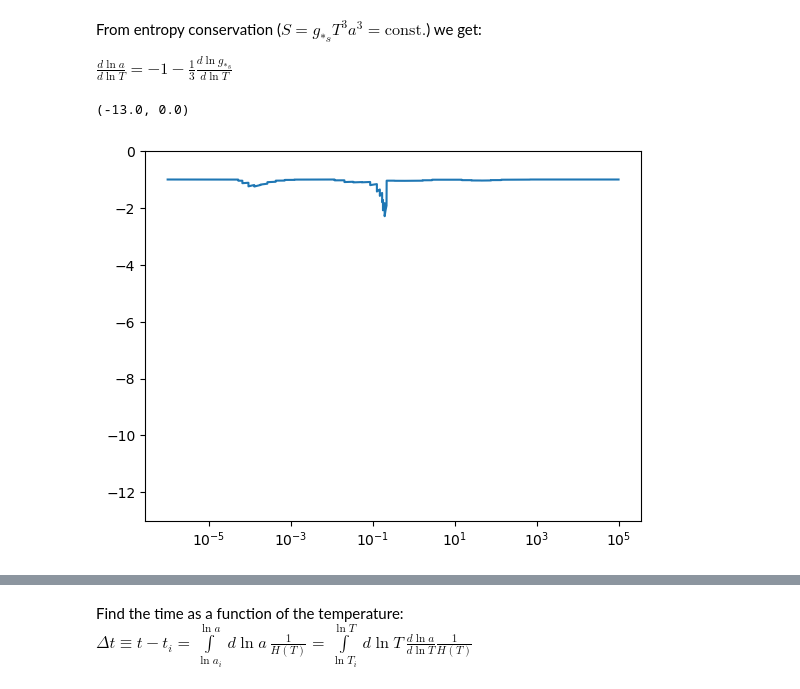
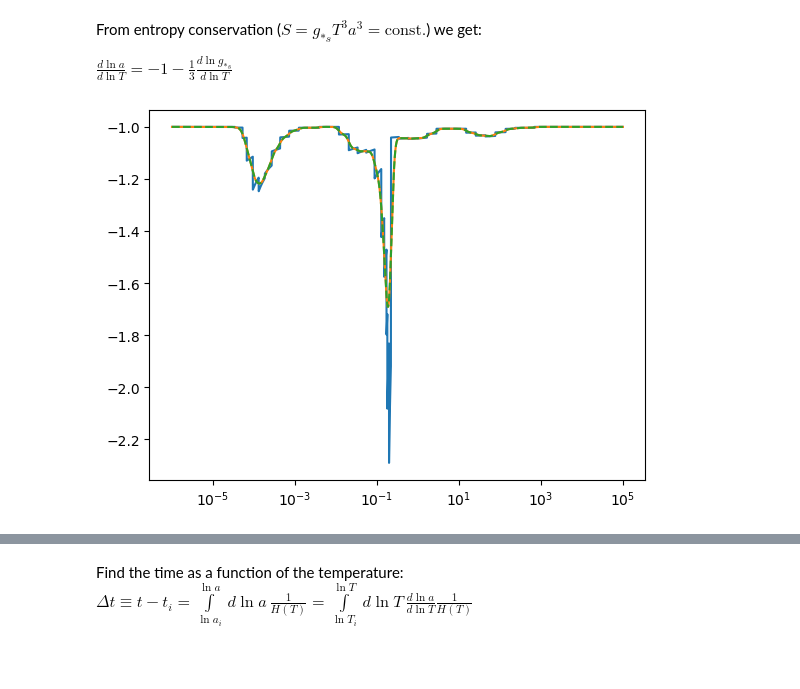
Before and after one commit to ManuelBuenAbad/axion_mcmc, a Jupyter notebook: axion_evol.ipynb, the cells around one changed output, grey strips where cells are left out. Cells and saved outputs as stored; diff of their text form; code cells hidden in the pictures; blank space fills up the shorter version.

Commit message:
smoothed dlngsdlnT; new time_arr; axion_sol object class; fast_time_fn, new headers

```diff
--- a/axion_evol.ipynb
+++ b/axion_evol.ipynb
@@ -43,3 +53,5 @@ from tqdm import tqdm
+# %%
+path_to_data = './data/'
 # %% [markdown]
 Natural Units:
 # %%
@@ -154,7 +168,7 @@ def Hubble(rho):
 Obtaining $\ g_{*s}(T \text{ [GeV]})$ table from data file:
 # %%
 # gs_data = np.genfromtxt('./data/entropy_dof_old.csv', delimiter=',')
-gs_data = np.genfromtxt('./data/entropy_dof.csv', delimiter=',')[::-1]
+gs_data = np.genfromtxt(path_to_data+'entropy_dof.csv', delimiter=',')[::-1]
 gs_data
 # %% [output]
 array([[1.00000000e-05, 3.90900000e+00],
@@ -245,13 +272,23 @@ From entropy conservation ($S = g_{*s} T^3 a^3 = \text{const.}$) we get:
 
 $\frac{d \ln a}{d \ln T} = -1 - \frac{1}{3} \frac{d \ln g_{*s}}{d \ln T}$
 # %%
-dLadLT_arr = -1. - (1./3.)*dLgdLT_arr
+dLadLT_arr = -1. - (1./3.)*dLgdLT_arr # original data
 
-dLadLT_fn = interp1d(np.log(Temp_arr), dLadLT_arr, bounds_error=False)
+smooth_dLadLT_arr = gaussian_filter1d(dLadLT_arr, 300, mode='nearest') # smoothing the data!
+
+# derivative function
+
+# from original data
+# dLadLT_fn = interp1d(np.log(Temp_arr), dLadLT_arr, bounds_error=False) # NOTE: the argument is lnT (not log10T), and the result is lna (not log10a)
+
+# from smoothed data
+dLadLT_fn = interp1d(np.log(Temp_arr), smooth_dLadLT_arr, bounds_error=False) # NOTE: the argument is lnT (not log10T), and the result is lna (not log10a)
 # %%
 plt.plot(Temp_arr, dLadLT_arr)
+plt.plot(Temp_arr, smooth_dLadLT_arr)
+plt.plot(Temp_arr, dLadLT_fn(np.log(Temp_arr)), ls='--')
 plt.xscale('log')
-plt.ylim(-13,0)
+# plt.ylim(-1.7,-1);
+# plt.xlim(1.e-4, 1.01e-4)
 # %% [output]
-(-13.0, 0.0)
-[figure, old version]
+[figure, new version]
```
Also changed, not shown: parts of 162 cells of this notebook, 2 other files.
